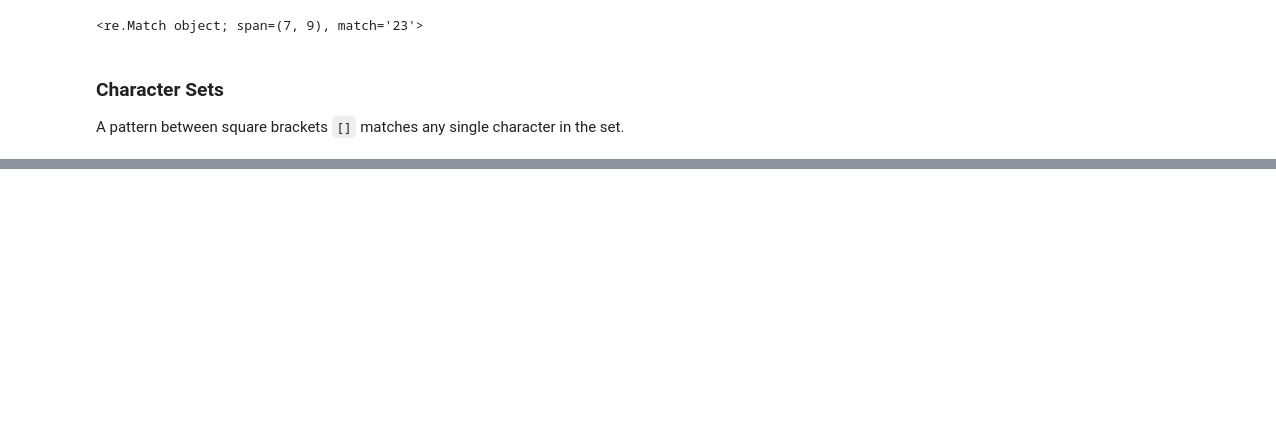
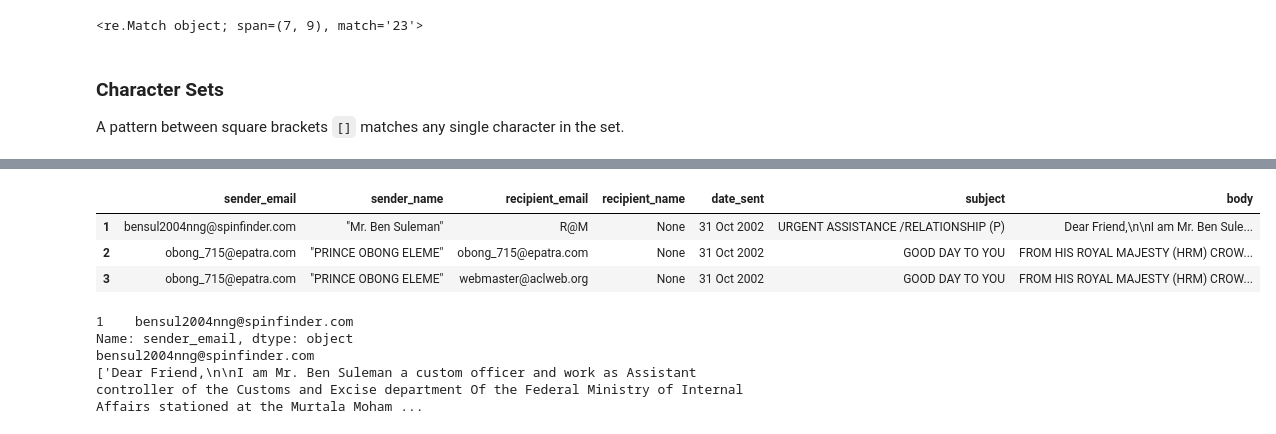
Before and after one commit to semacki2/math_with_python, a Jupyter notebook: regex/regex.ipynb, the cells around one changed output, grey strips where cells are left out. Cells and saved outputs as stored; diff of their text form; code cells hidden in the pictures; blank space fills up the shorter version.

Commit message:
lots of regex

```diff
--- a/regex/regex.ipynb
+++ b/regex/regex.ipynb
@@ -243,0 +495,11 @@ A pattern between square brackets `[]` matches any single character in the set.
+# %%
+import re
+
+text_string = "Hello World"
+
+pattern = re.compile(r'hello world', re.IGNORECASE) # matches the string hello world, ignoring case
+
+matches = pattern.finditer(text_string) # create a list of match objects
+
+for match in matches: # for each match object
+    print(match) # print the substring that matches the pattern
@@ -243,0 +511,25 @@ A pattern between square brackets `[]` matches any single character in the set.
+# %%
+import re
+from pathlib import Path
+
+file_path = Path(r'test_regex.txt') # create a Path object for the file
+
+with open(file_path, 'r') as file: # open the file
+    text_string = file.read() # read the entire file into a string
+
+    for line in re.findall(r"From:.*", text_string): # for each line that matches the pattern
+        print(line) # print the line
+
+    matches = re.findall(r"From:.*", text_string) # create a list of all matches
+
+    print('\n')
+
+    for match in matches:
+        print(re.findall(r'\".*\"', match)) # print the name in quotes
+        print(re.findall(r'\w\S*@.*\w', match)) # print the email address
+
+        for email in re.findall(r'\w\S*@.*\w', match):
+            username, domain_name = re.split(r"@", email) # split the email address into a username and domain name
+            print(f"{username}, {domain_name}") # print the username and domain name
+
+        print('\n')
@@ -243,0 +710,29 @@ A pattern between square brackets `[]` matches any single character in the set.
+# %%
+# find records where the sender's email constains 'epatra' or 'spinfinder'
+df_emails.loc[df_emails["sender_email"].str.contains("epatra|spinfinder", na=False)]
+# %% [output]
+|  | sender_email | sender_name | recipient_email | recipient_name | date_sent | subject | body |
+| 1 | bensul2004nng@spinfinder.com | "Mr. Ben Suleman" | R@M | None | 31 Oct 2002 | URGENT ASSISTANCE /RELATIONSHIP (P) | Dear Friend,\n\nI am Mr. Ben Sule... |
+| 2 | obong_715@epatra.com | "PRINCE OBONG ELEME" | obong_715@epatra.com | None | 31 Oct 2002 | GOOD DAY TO YOU | FROM HIS ROYAL MAJESTY (HRM) CROW... |
+| 3 | obong_715@epatra.com | "PRINCE OBONG ELEME" | webmaster@aclweb.org | None | 31 Oct 2002 | GOOD DAY TO YOU | FROM HIS ROYAL MAJESTY (HRM) CROW... |
+# %%
+# Step 1: find the index where the "sender_email" column contains @spinfinder.com
+index = df_emails.loc[df_emails["sender_email"].str.contains(r"\w\S*@spinfinder.com", na=False)].index.values # find the index where the sender's email contains @spinfinder.com
+
+# Step 2: use the index to find the value of the cell in the "sender_email" column.
+# the result is returned as a pandas series object
+srs_address = df_emails.loc[index]["sender_email"]
+print(srs_address)
+
+# Step 3: extract the email address from the series object as a string
+str_address = srs_address.to_string(index=False)
+print(str_address)
+
+# Step 4: find the value of the "email_body" column where the "sender_email" column = str_address
+str_email = df_emails.loc[df_emails["sender_email"] == str_address].body.values
+print(str_email)
+# %% [output]
+1    bensul2004nng@spinfinder.com
+Name: sender_email, dtype: object
+bensul2004nng@spinfinder.com
+['Dear Friend,\n\nI am Mr. Ben Suleman a custom officer and work as Assistant controller of the Customs and Excise department Of the Federal Ministry of Internal Affairs stationed at the Murtala Moham ...
```
Also changed, not shown: parts of 26 cells of this notebook, 1 other file.
